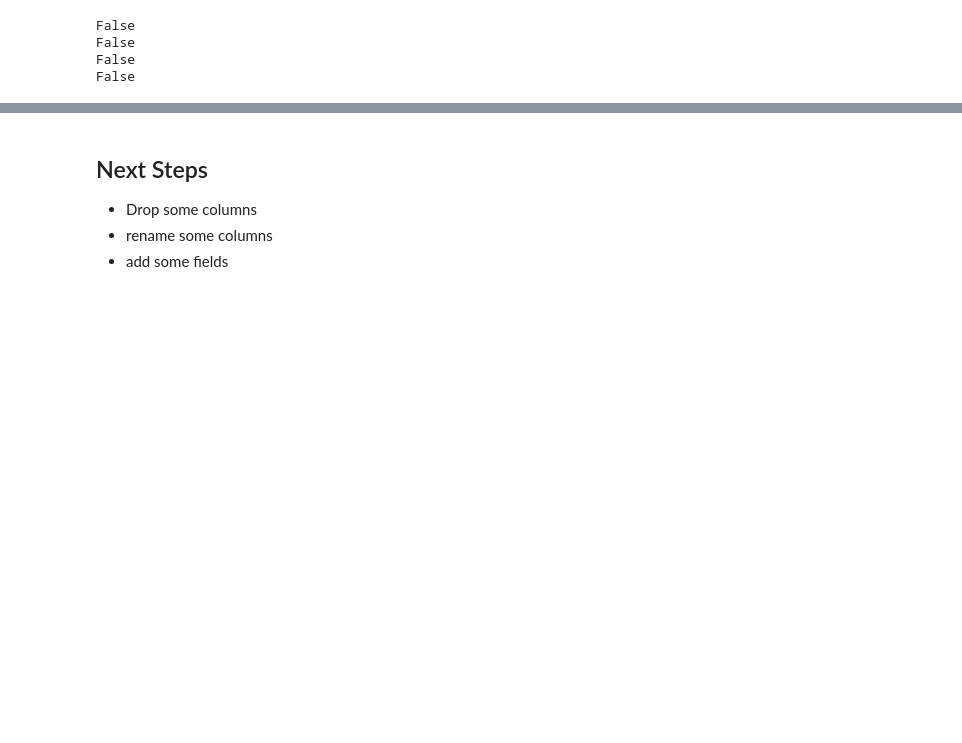
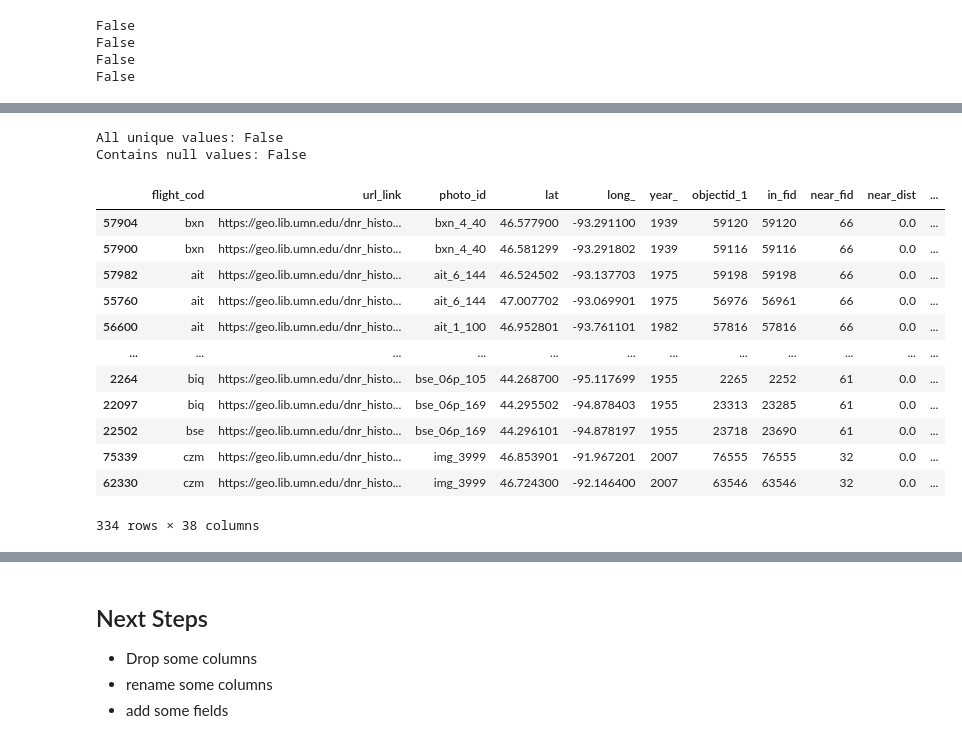
Before and after one commit to cleorose/batch_georef, a Jupyter notebook: 01_index_table_prep.ipynb, the cells around one changed output, grey strips where cells are left out. Drawn from its saved outputs; the diff is of its cells as text; code cells hidden in the pictures; blank space fills up the shorter version.

```diff
--- a/01_index_table_prep.ipynb
+++ b/01_index_table_prep.ipynb
@@ -100,11 +141,38 @@ False
 # %%
 # add a new unique ID field first, to avoid headaches later, and save it to the original file, no other alterations.
 
-gdf_clean["county_year_photo_id"] = (
+gdf_clean["co_year_id"] = (
     gdf_clean["name10"].str.strip().str.lower().str.replace(" ", "_").str.replace('.', '', regex=False)
     + "_"
     + gdf_clean["year_"].astype("string")
     + "_"
     + gdf_clean["photo_id"].str.strip().str.lower()
 )
+# %%
+# validate that this new field is unique and contains no nulls
+# should return
+
+print(f"All unique values:", gdf_clean['co_year_id'].is_unique)
+print(f"Contains null values:", gdf_clean['co_year_id'].isna().any())
+# %% [output]
+All unique values: False
+Contains null values: False
+# %%
+duplicates = gdf_clean[gdf_clean["co_year_id"].duplicated(keep=False)]
+duplicates = duplicates.sort_values(by='co_year_id')
+duplicates
+# %% [output]
+|  | flight_cod | url_link | photo_id | lat | long_ | year_ | objectid_1 | in_fid | near_fid | near_dist | ... |
+| 57904 | bxn | https://geo.lib.umn.edu/dnr_histo... | bxn_4_40 | 46.577900 | -93.291100 | 1939 | 59120 | 59120 | 66 | 0.0 | ... |
+| 57900 | bxn | https://geo.lib.umn.edu/dnr_histo... | bxn_4_40 | 46.581299 | -93.291802 | 1939 | 59116 | 59116 | 66 | 0.0 | ... |
+| 57982 | ait | https://geo.lib.umn.edu/dnr_histo... | ait_6_144 | 46.524502 | -93.137703 | 1975 | 59198 | 59198 | 66 | 0.0 | ... |
+| 55760 | ait | https://geo.lib.umn.edu/dnr_histo... | ait_6_144 | 47.007702 | -93.069901 | 1975 | 56976 | 56961 | 66 | 0.0 | ... |
+| 56600 | ait | https://geo.lib.umn.edu/dnr_histo... | ait_1_100 | 46.952801 | -93.761101 | 1982 | 57816 | 57816 | 66 | 0.0 | ... |
+| ... | ... | ... | ... | ... | ... | ... | ... | ... | ... | ... | ... |
+| 2264 | biq | https://geo.lib.umn.edu/dnr_histo... | bse_06p_105 | 44.268700 | -95.117699 | 1955 | 2265 | 2252 | 61 | 0.0 | ... |
+| 22097 | biq | https://geo.lib.umn.edu/dnr_histo... | bse_06p_169 | 44.295502 | -94.878403 | 1955 | 23313 | 23285 | 61 | 0.0 | ... |
+| 22502 | bse | https://geo.lib.umn.edu/dnr_histo... | bse_06p_169 | 44.296101 | -94.878197 | 1955 | 23718 | 23690 | 61 | 0.0 | ... |
+| 75339 | czm | https://geo.lib.umn.edu/dnr_histo... | img_3999 | 46.853901 | -91.967201 | 2007 | 76555 | 76555 | 32 | 0.0 | ... |
+| 62330 | czm | https://geo.lib.umn.edu/dnr_histo... | img_3999 | 46.724300 | -92.146400 | 2007 | 63546 | 63546 | 32 | 0.0 | ... |
+334 rows × 38 columns
 # %%
```
Also changed, not shown: parts of 10 cells of this notebook.
